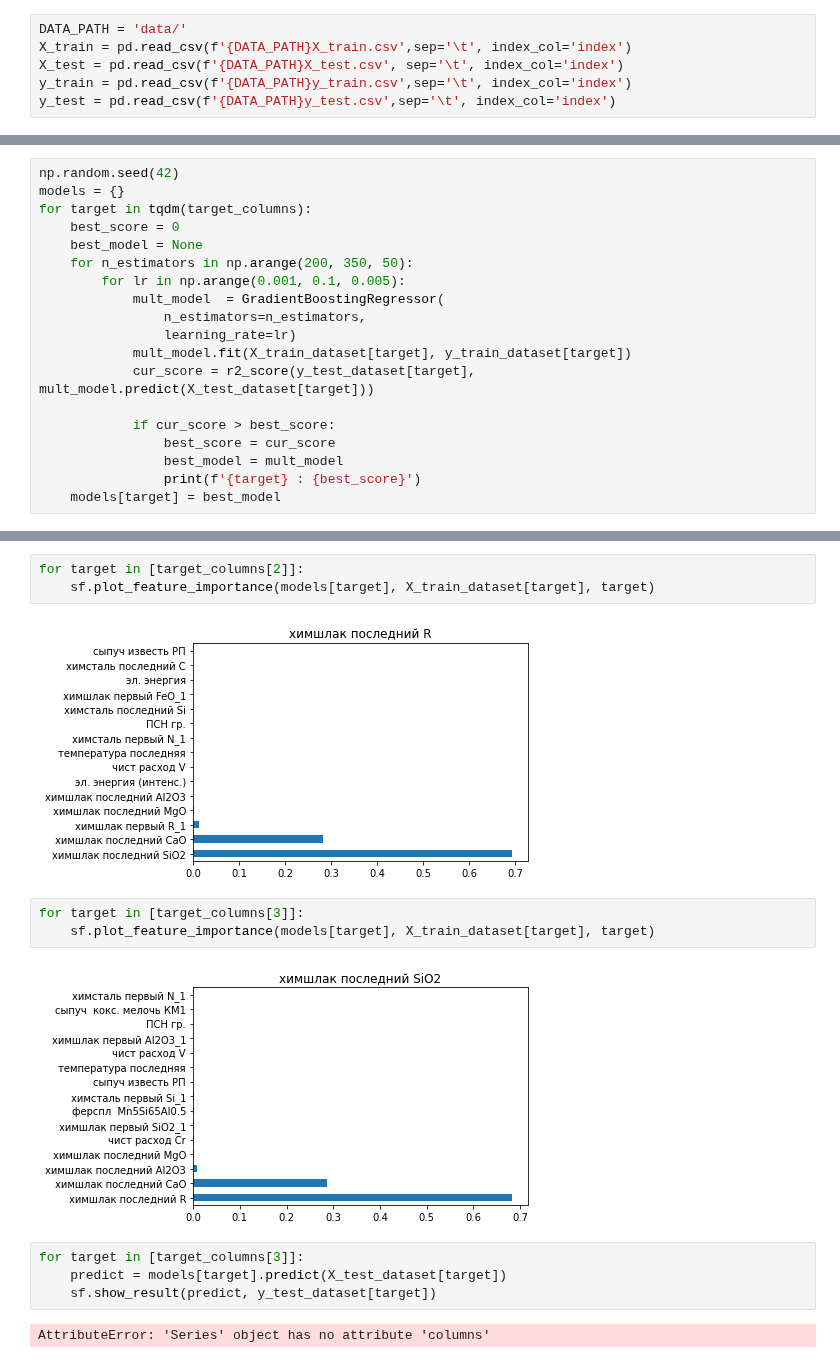
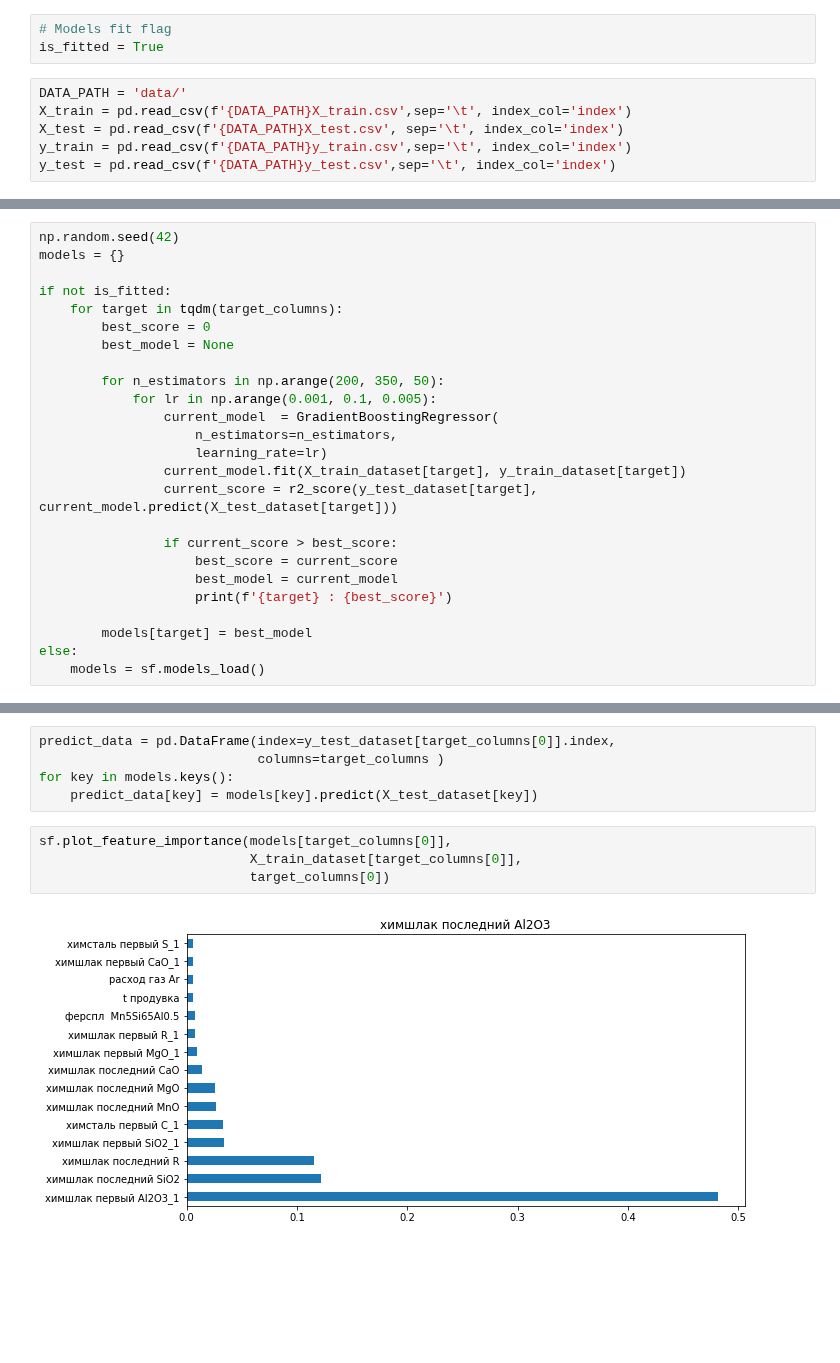
Before and after one commit to OnlyOneUseAcc/Evraz-SCC-prediction, a Jupyter notebook: GBR.ipynb, the cells around one changed output, grey strips where cells are left out. Cells and saved outputs as stored; diff of their text form; blank space fills up the shorter version.

```diff
--- a/GBR.ipynb
+++ b/GBR.ipynb
@@ -10,3 +8,6 @@ import  matplotlib.pyplot as plt
+# %%
+# Models fit flag
+is_fitted = True
 # %%
 DATA_PATH = 'data/'
 X_train = pd.read_csv(f'{DATA_PATH}X_train.csv',sep='\t', index_col='index')
@@ -21,19 +23,25 @@ del X_train, X_test, y_train, y_test
 # %%
 np.random.seed(42)
 models = {}
-for target in tqdm(target_columns):
-    best_score = 0
-    best_model = None
-    for n_estimators in np.arange(200, 350, 50):
-        for lr in np.arange(0.001, 0.1, 0.005):
-            mult_model  = GradientBoostingRegressor(
-                n_estimators=n_estimators,
-                learning_rate=lr)
-            mult_model.fit(X_train_dataset[target], y_train_dataset[target])
-            cur_score = r2_score(y_test_dataset[target], mult_model.predict(X_test_dataset[target]))
 
-            if cur_score > best_score:
-                best_score = cur_score
-                best_model = mult_model
-                print(f'{target} : {best_score}')
-    models[target] = best_model
+if not is_fitted:
+    for target in tqdm(target_columns):
+        best_score = 0
+        best_model = None
+
+        for n_estimators in np.arange(200, 350, 50):
+            for lr in np.arange(0.001, 0.1, 0.005):
+                current_model  = GradientBoostingRegressor(
+                    n_estimators=n_estimators,
+                    learning_rate=lr)
+                current_model.fit(X_train_dataset[target], y_train_dataset[target])
+                current_score = r2_score(y_test_dataset[target], current_model.predict(X_test_dataset[target]))
+
+                if current_score > best_score:
+                    best_score = current_score
+                    best_model = current_model
+                    print(f'{target} : {best_score}')
+
+        models[target] = best_model
+else:
+    models = sf.models_load()
@@ -68,16 +48,11 @@ for target in [target_columns[1]]:
-# %%
-for target in [target_columns[2]]:
-    sf.plot_feature_importance(models[target], X_train_dataset[target], target)
-# %% [output]
-[figure, removed]
-# %%
-for target in [target_columns[3]]:
-    sf.plot_feature_importance(models[target], X_train_dataset[target], target)
-# %% [output]
-[figure, removed]
-# %%
-for target in [target_columns[3]]:
-    predict = models[target].predict(X_test_dataset[target])
-    sf.show_result(predict, y_test_dataset[target])
-# %% [output]
-AttributeError: 'Series' object has no attribute 'columns'
+# %%
+predict_data = pd.DataFrame(index=y_test_dataset[target_columns[0]].index,
+                            columns=target_columns )
+for key in models.keys():
+    predict_data[key] = models[key].predict(X_test_dataset[key])
+# %%
+sf.plot_feature_importance(models[target_columns[0]],
+                           X_train_dataset[target_columns[0]],
+                           target_columns[0])
+# %% [output]
+[figure, added]
```
Also changed, not shown: parts of 9 cells of this notebook, 10 other files.
